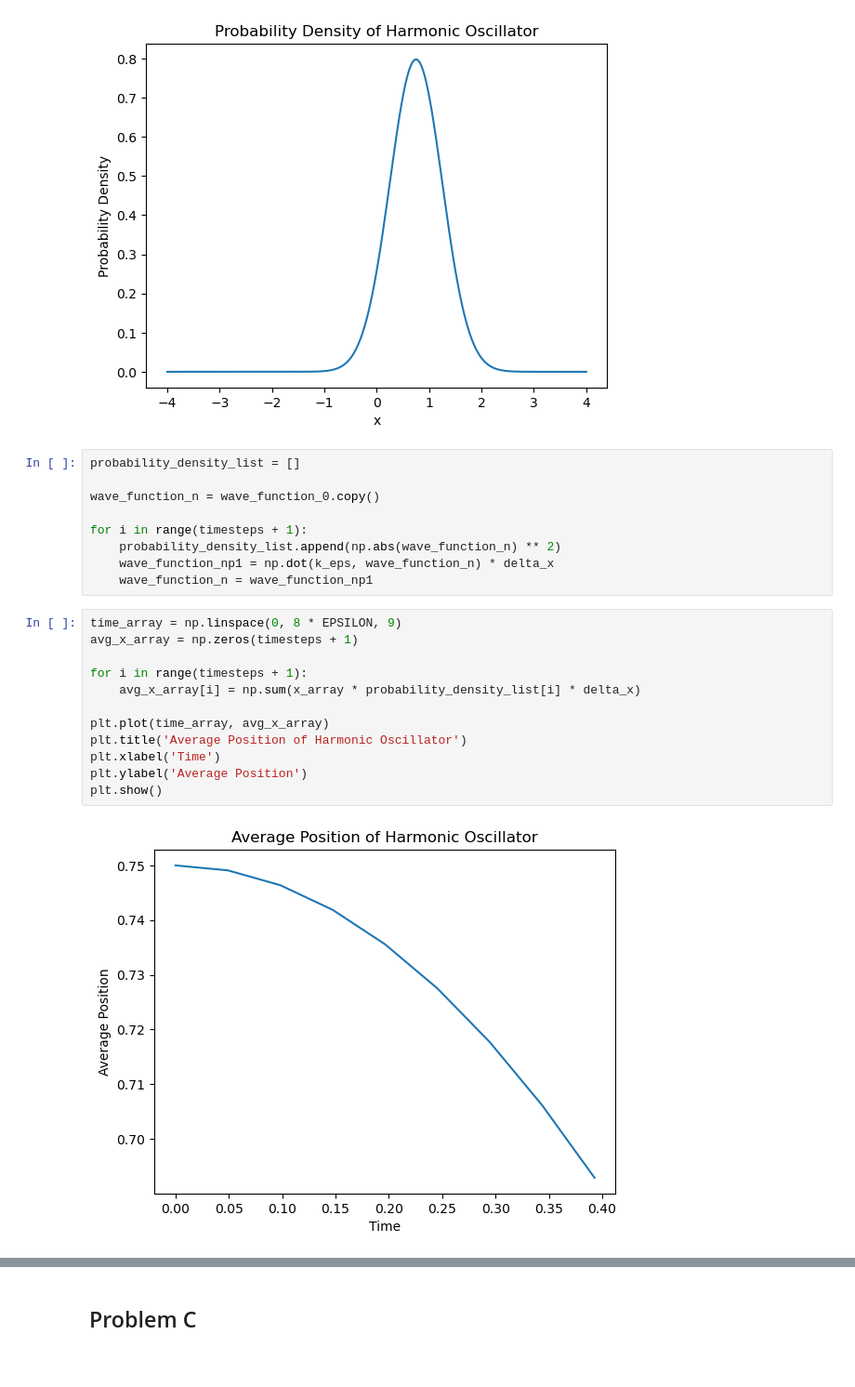
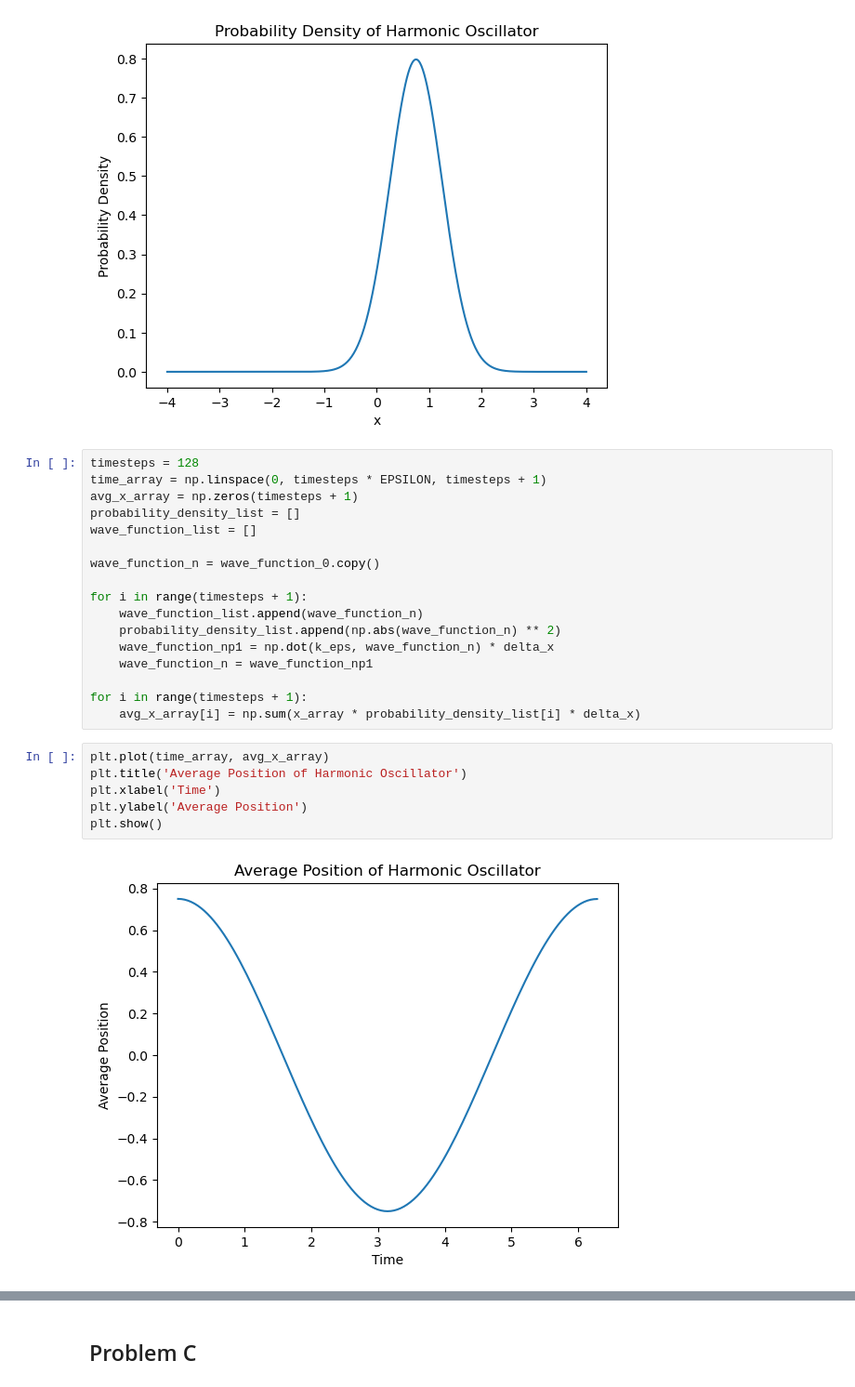
Before and after one commit to trevin-lee/ucsd_phys_142, a Jupyter notebook: Assignments/assignment_01/assignment_01.ipynb, the cells around one changed output, grey strips where cells are left out. Shown at 93% size. Saved outputs shown, nothing was run; the diff lists cells and outputs as text.

```diff
--- a/Assignments/assignment_01/assignment_01.ipynb
+++ b/Assignments/assignment_01/assignment_01.ipynb
@@ -121,25 +121,27 @@ plt.show()
 # %% [output]
 [figure]
 # %%
+timesteps = 128
+time_array = np.linspace(0, timesteps * EPSILON, timesteps + 1)
+avg_x_array = np.zeros(timesteps + 1)
 probability_density_list = []
+wave_function_list = []
 
 wave_function_n = wave_function_0.copy()
 
 for i in range(timesteps + 1):
+    wave_function_list.append(wave_function_n)
     probability_density_list.append(np.abs(wave_function_n) ** 2)
     wave_function_np1 = np.dot(k_eps, wave_function_n) * delta_x
     wave_function_n = wave_function_np1
+
+for i in range(timesteps + 1):
+    avg_x_array[i] = np.sum(x_array * probability_density_list[i] * delta_x)
 # %%
-time_array = np.linspace(0, 8 * EPSILON, 9)
-avg_x_array = np.zeros(timesteps + 1)
-
-for i in range(timesteps + 1):
-    avg_x_array[i] = np.sum(x_array * probability_density_list[i] * delta_x)
-
 plt.plot(time_array, avg_x_array)
 plt.title('Average Position of Harmonic Oscillator')
 plt.xlabel('Time')
 plt.ylabel('Average Position')
 plt.show()
 # %% [output]
-[figure, old version]
+[figure, new version]
```
Also changed, not shown: parts of 7 cells of this notebook, 3 other files.
